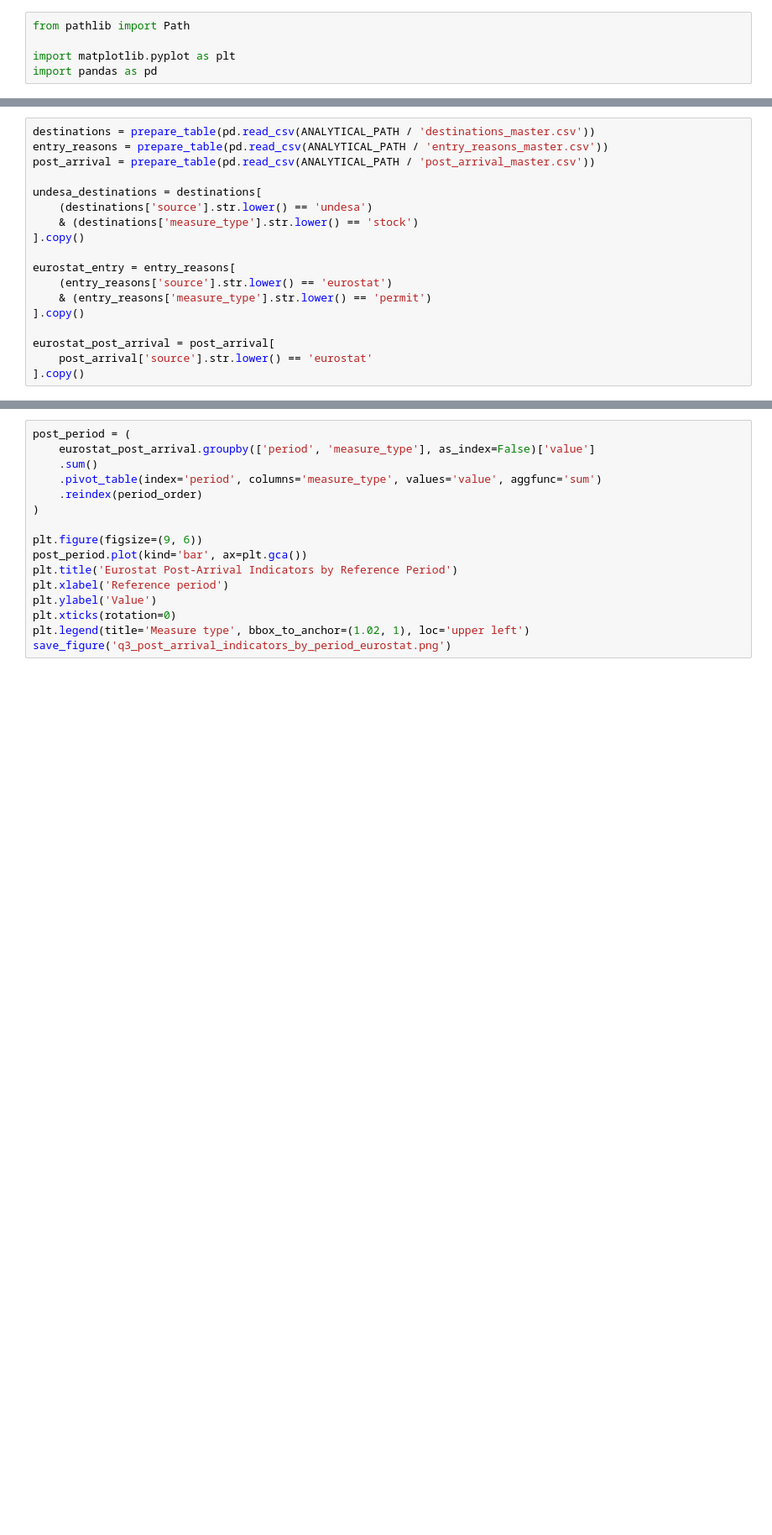
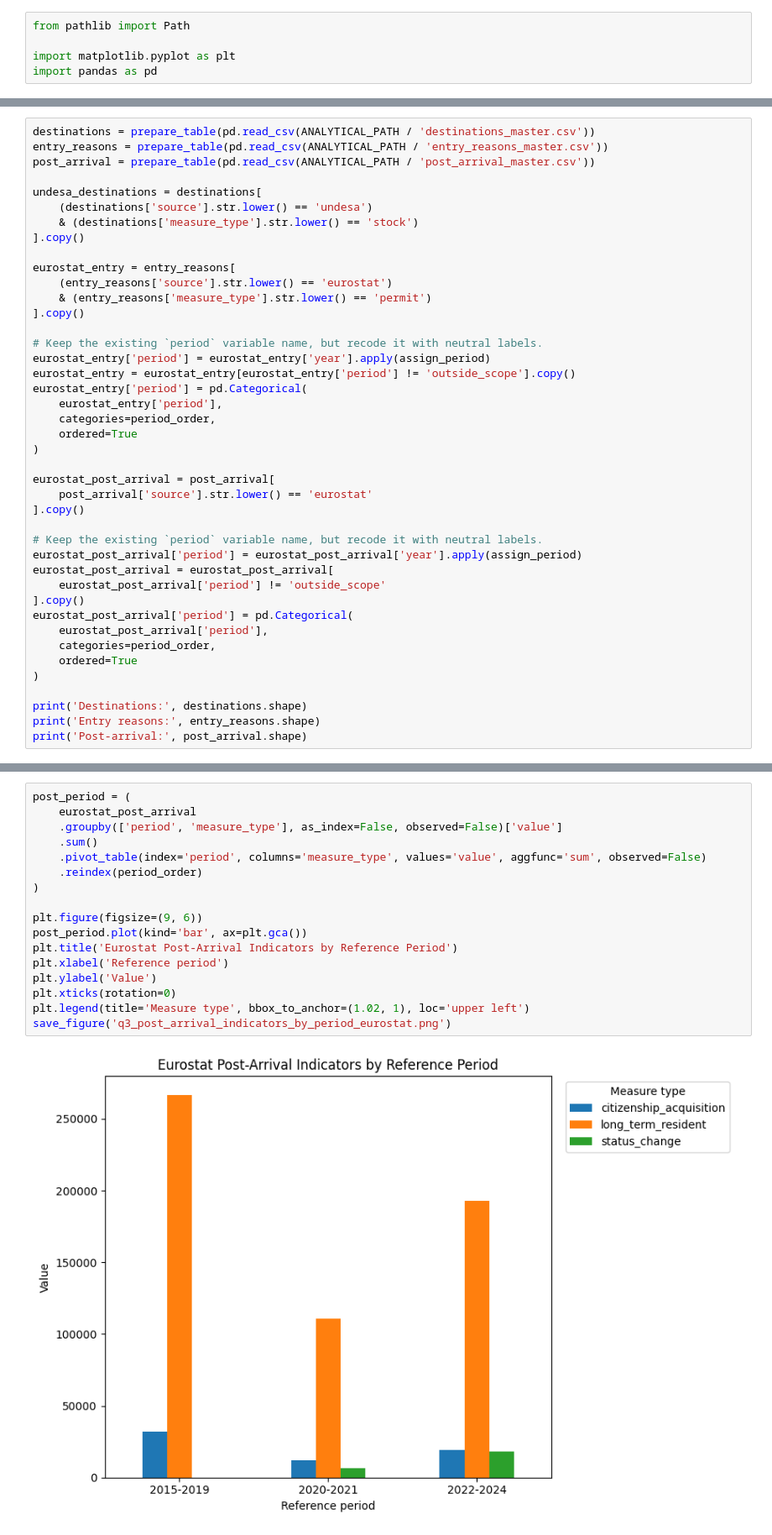
Before and after one commit to DLinno100/cameroonian-migration-analysis, a Jupyter notebook: notebooks/11_visualization_and_reporting.ipynb, the cells around one changed output, grey strips where cells are left out. Shown at 84% size. Drawn from its saved outputs; the diff is of its cells as text; blank space fills up the shorter version.

```diff
--- a/notebooks/11_visualization_and_reporting.ipynb
+++ b/notebooks/11_visualization_and_reporting.ipynb
@@ -58,6 +70,30 @@ eurostat_entry = entry_reasons[
     & (entry_reasons['measure_type'].str.lower() == 'permit')
 ].copy()
 
+# Keep the existing `period` variable name, but recode it with neutral labels.
+eurostat_entry['period'] = eurostat_entry['year'].apply(assign_period)
+eurostat_entry = eurostat_entry[eurostat_entry['period'] != 'outside_scope'].copy()
+eurostat_entry['period'] = pd.Categorical(
+    eurostat_entry['period'],
+    categories=period_order,
+    ordered=True
+)
+
 eurostat_post_arrival = post_arrival[
     post_arrival['source'].str.lower() == 'eurostat'
 ].copy()
+
+# Keep the existing `period` variable name, but recode it with neutral labels.
+eurostat_post_arrival['period'] = eurostat_post_arrival['year'].apply(assign_period)
+eurostat_post_arrival = eurostat_post_arrival[
+    eurostat_post_arrival['period'] != 'outside_scope'
+].copy()
+eurostat_post_arrival['period'] = pd.Categorical(
+    eurostat_post_arrival['period'],
+    categories=period_order,
+    ordered=True
+)
+
+print('Destinations:', destinations.shape)
+print('Entry reasons:', entry_reasons.shape)
+print('Post-arrival:', post_arrival.shape)
@@ -200,19 +284,22 @@ save_figure('q3_post_arrival_indicators_by_year_eurostat.png')
 # %%
 post_period = (
-    eurostat_post_arrival.groupby(['period', 'measure_type'], as_index=False)['value']
+    eurostat_post_arrival
+    .groupby(['period', 'measure_type'], as_index=False, observed=False)['value']
     .sum()
-    .pivot_table(index='period', columns='measure_type', values='value', aggfunc='sum')
+    .pivot_table(index='period', columns='measure_type', values='value', aggfunc='sum', observed=False)
     .reindex(period_order)
 )
 
 plt.figure(figsize=(9, 6))
 post_period.plot(kind='bar', ax=plt.gca())
 plt.title('Eurostat Post-Arrival Indicators by Reference Period')
 plt.xlabel('Reference period')
 plt.ylabel('Value')
 plt.xticks(rotation=0)
 plt.legend(title='Measure type', bbox_to_anchor=(1.02, 1), loc='upper left')
 save_figure('q3_post_arrival_indicators_by_period_eurostat.png')
+# %% [output]
+[figure, added]
 # %%
 citizenship_country = (
     eurostat_post_arrival[
```
Also changed, not shown: parts of 15 cells of this notebook, 37 other files.
